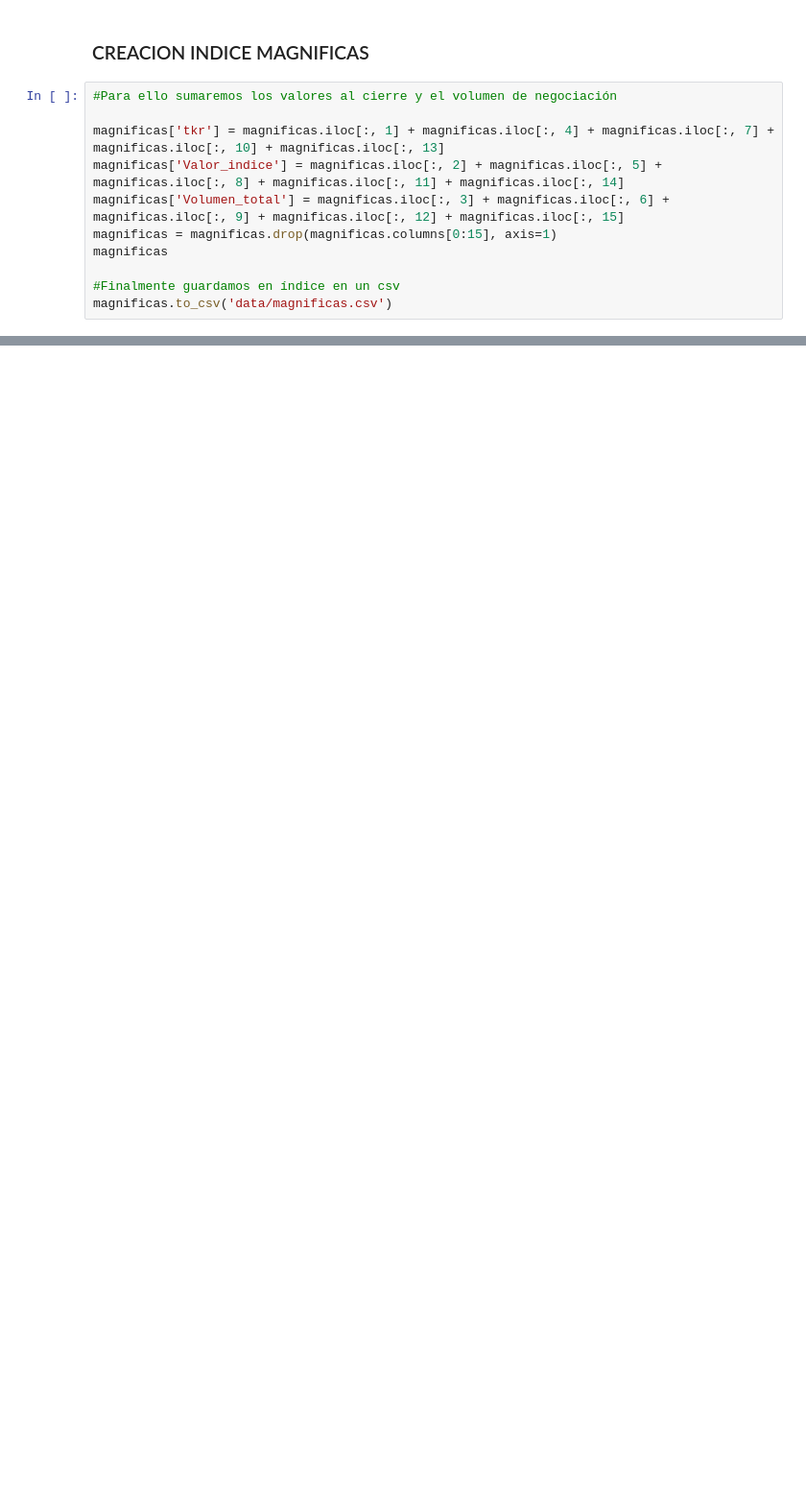
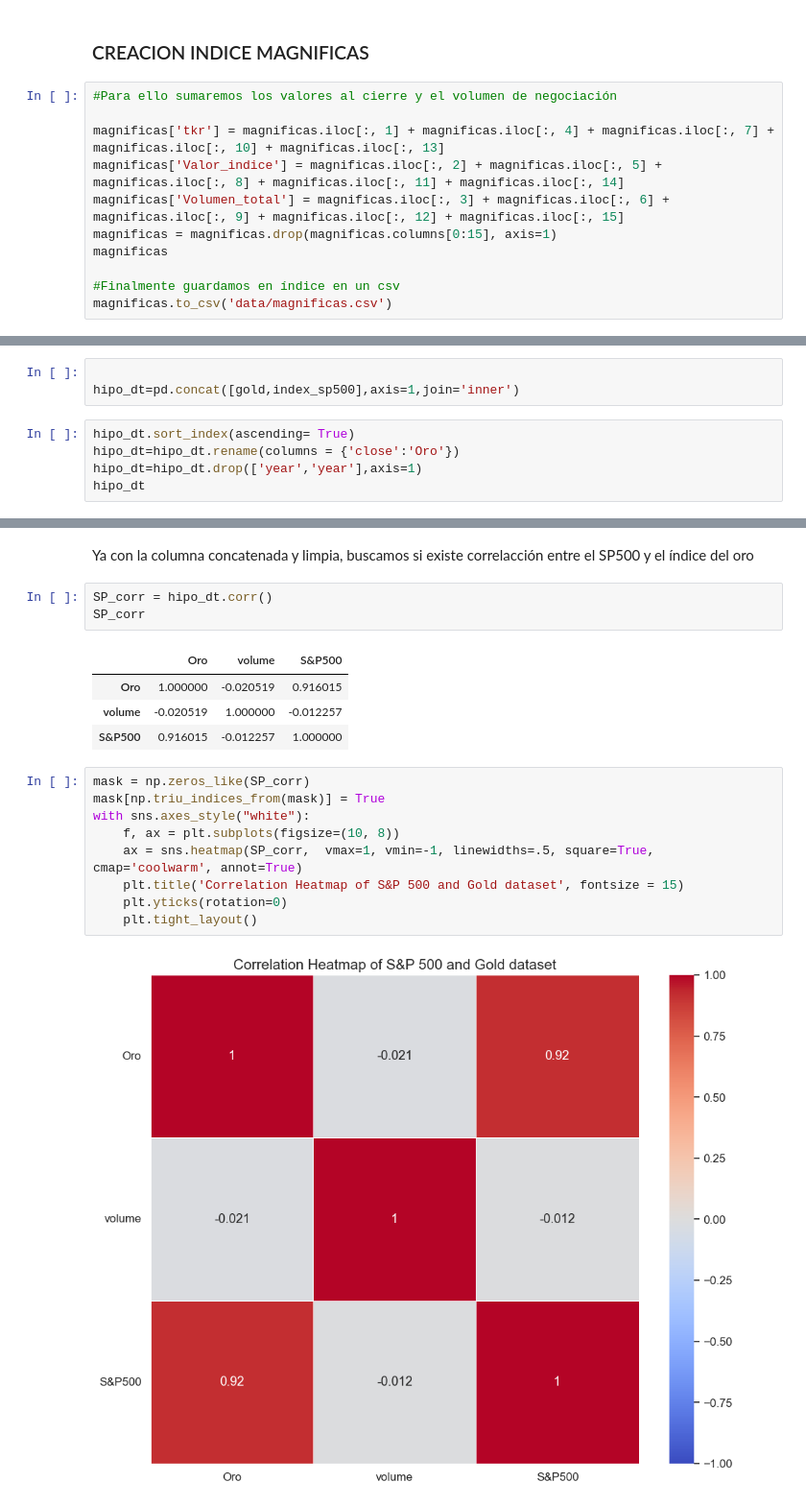
Before and after one commit to adriani94bil/EDA_SP500_Model, a Jupyter notebook: EDA.ipynb, the cells around one changed output, grey strips where cells are left out. Shown: that part at 96% size. Cells and saved outputs as stored; diff of their text form; blank space fills up the shorter version.

```diff
--- a/EDA.ipynb
+++ b/EDA.ipynb
@@ -257,0 +294,8 @@ index_sp500[['S&P500']].describe()
+# %%
+
+hipo_dt=pd.concat([gold,index_sp500],axis=1,join='inner')
+# %%
+hipo_dt.sort_index(ascending= True)
+hipo_dt=hipo_dt.rename(columns = {'close':'Oro'})
+hipo_dt=hipo_dt.drop(['year','year'],axis=1)
+hipo_dt
@@ -257,0 +317,21 @@ index_sp500[['S&P500']].describe()
+# %% [markdown]
+Ya con la columna concatenada y limpia, buscamos si existe correlacción entre el SP500 y el índice del oro
+# %%
+SP_corr = hipo_dt.corr()
+SP_corr
+# %% [output]
+|  | Oro | volume | S&P500 |
+| Oro | 1.000000 | -0.020519 | 0.916015 |
+| volume | -0.020519 | 1.000000 | -0.012257 |
+| S&P500 | 0.916015 | -0.012257 | 1.000000 |
+# %%
+mask = np.zeros_like(SP_corr)
+mask[np.triu_indices_from(mask)] = True
+with sns.axes_style("white"):
+    f, ax = plt.subplots(figsize=(10, 8))
+    ax = sns.heatmap(SP_corr,  vmax=1, vmin=-1, linewidths=.5, square=True, cmap='coolwarm', annot=True)
+    plt.title('Correlation Heatmap of S&P 500 and Gold dataset', fontsize = 15)
+    plt.yticks(rotation=0)
+    plt.tight_layout()
+# %% [output]
+[figure, added]
```
Also changed, not shown: parts of 23 cells of this notebook, 1 other file.
